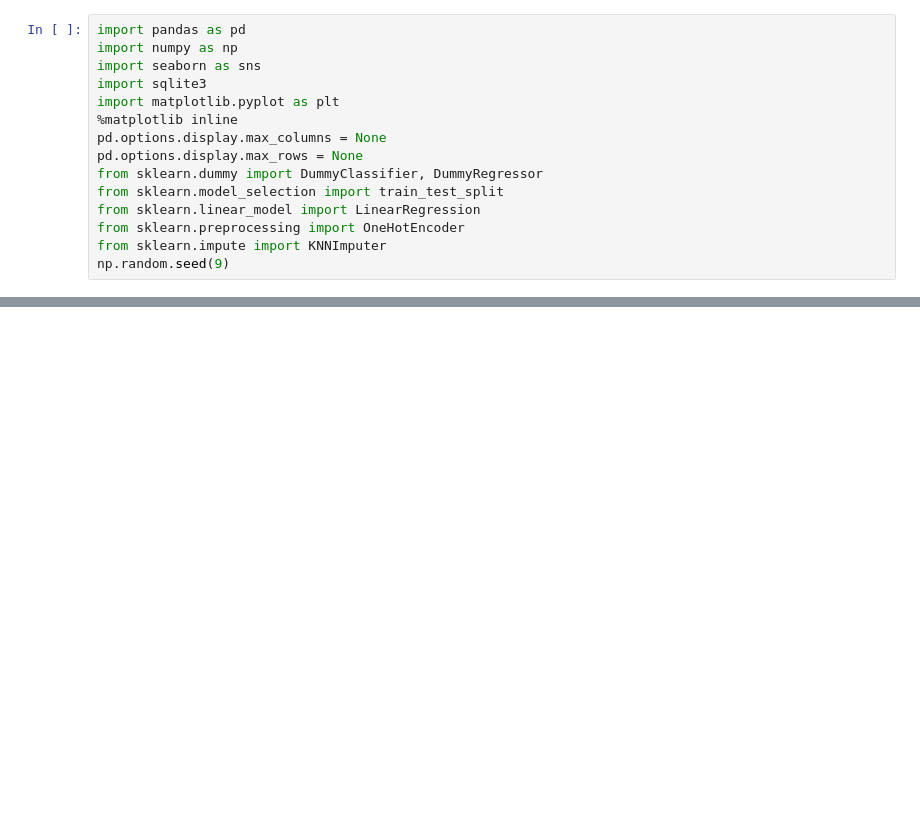
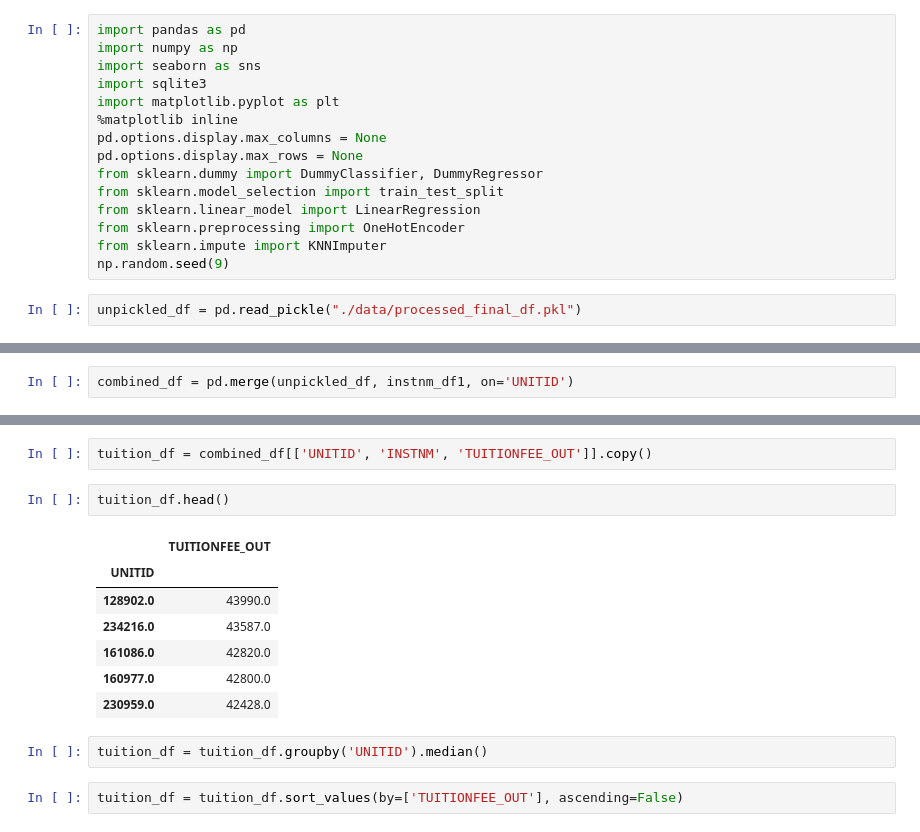
Before and after one commit to jesusbaquiax/college_graduation_rates, a Jupyter notebook: 03_EDA.ipynb, the cells around one changed output, grey strips where cells are left out. Saved outputs shown, nothing was run; the diff lists cells and outputs as text; blank space fills up the shorter version.

```diff
--- a/03_EDA.ipynb
+++ b/03_EDA.ipynb
@@ -13,3 +13,5 @@ from sklearn.linear_model import LinearRegression
 from sklearn.preprocessing import OneHotEncoder
 from sklearn.impute import KNNImputer
 np.random.seed(9)
+# %%
+unpickled_df = pd.read_pickle("./data/processed_final_df.pkl")
@@ -37,0 +78,2 @@ final_df = final_df.replace('PrivacySuppressed', np.nan, regex=True)
+# %%
+combined_df = pd.merge(unpickled_df, instnm_df1, on='UNITID')
@@ -37,0 +90,16 @@ final_df = final_df.replace('PrivacySuppressed', np.nan, regex=True)
+# %%
+tuition_df = combined_df[['UNITID', 'INSTNM', 'TUITIONFEE_OUT']].copy()
+# %%
+tuition_df.head()
+# %% [output]
+|  | TUITIONFEE_OUT |
+| UNITID |  |
+| 128902.0 | 43990.0 |
+| 234216.0 | 43587.0 |
+| 161086.0 | 42820.0 |
+| 160977.0 | 42800.0 |
+| 230959.0 | 42428.0 |
+# %%
+tuition_df = tuition_df.groupby('UNITID').median()
+# %%
+tuition_df = tuition_df.sort_values(by=['TUITIONFEE_OUT'], ascending=False)
```
Also changed, not shown: parts of 18 cells of this notebook, 2 other files.
